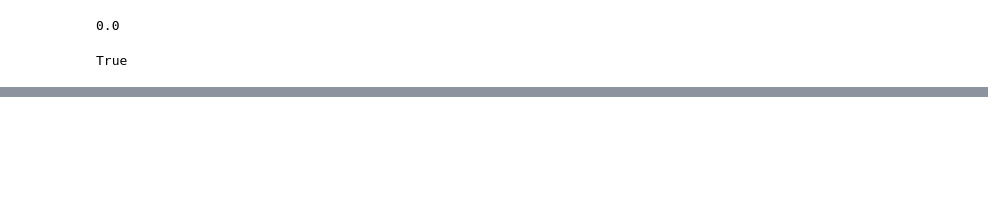
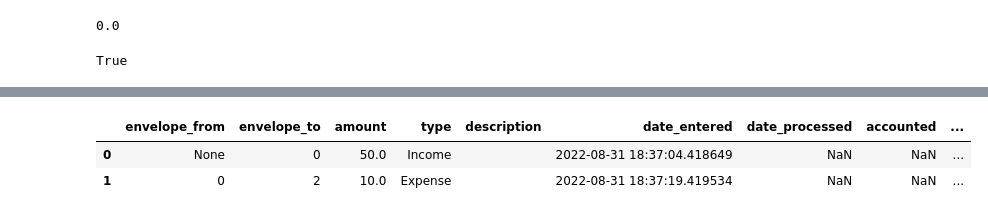
Before and after one commit to WildfireXIII/panel-accounting-system, a Jupyter notebook: InterfaceDesign.ipynb, the cells around one changed output, grey strips where cells are left out. Cells and saved outputs as stored; diff of their text form; code cells hidden in the pictures; blank space fills up the shorter version.

```diff
--- a/InterfaceDesign.ipynb
+++ b/InterfaceDesign.ipynb
@@ -617,0 +692,6 @@ table
+# %%
+sys.data.transfers
+# %% [output]
+|  | envelope_from | envelope_to | amount | type | description | date_entered | date_processed | accounted | ... |
+| 0 | None | 0 | 50.0 | Income |  | 2022-08-31 18:37:04.418649 | NaN | NaN | ... |
+| 1 | 0 | 2 | 10.0 | Expense |  | 2022-08-31 18:37:19.419534 | NaN | NaN | ... |
```
Also changed, not shown: parts of 11 cells of this notebook, 2 other files.
